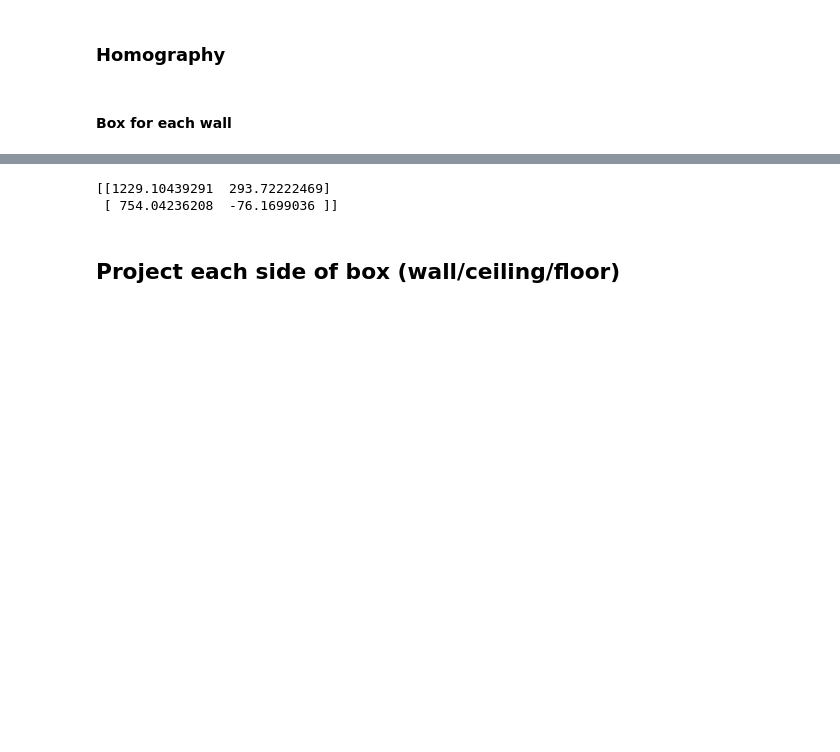
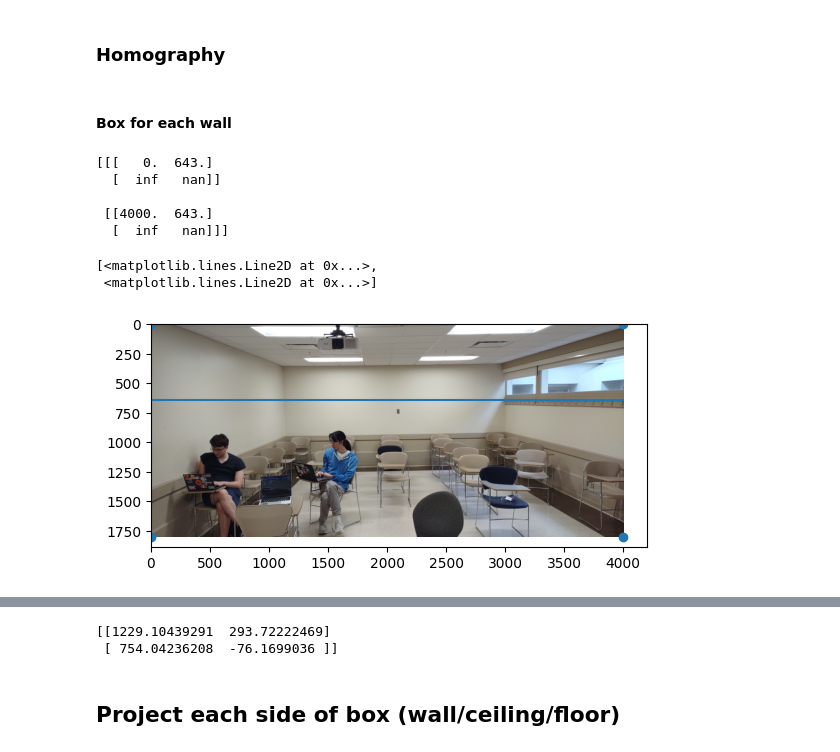
Before and after one commit to AnimeHiyoko/CS-445-Final-Project, a Jupyter notebook: Final_Project.ipynb, the cells around one changed output, grey strips where cells are left out. Saved outputs shown, nothing was run; the diff lists cells and outputs as text; code cells hidden in the pictures; blank space fills up the shorter version.

Commit message:
wip extend wall edges

```diff
--- a/Final_Project.ipynb
+++ b/Final_Project.ipynb
@@ -108,4 +108,38 @@ depth_image = int(depth_image)
 ### Homography
 # %% [markdown]
 #### Box for each wall
+# %%
+# compute points for floor
+# extend each edge so that it goes beyond the image
+alpha = 2 # TODO calculate depth of close_box from alpha
+close_box = vp * (1 - alpha) + box * alpha
+
+# plt.plot(box[...,0],box[...,1])
+
+
+
+wall_edge_vectors = box - vp # (2, 2, 2)
+wall_edge_vectors = (wall_edge_vectors / np.max(wall_edge_vectors, axis=-1)).astype('int32')
+image_corners = np.array([[[           0, 0], [           0, height_image]],
+                          [[width_image, 0], [width_image, height_image]] ])
+plt.scatter(image_corners[...,0],image_corners[...,1])
+vp_to_image_corners = image_corners - vp # (2, 2, 2)
+scale_factors = vp_to_image_corners / wall_edge_vectors # (2, 2, 2)
+scale_factors = np.max(scale_factors, axis = -1)
+assert scale_factors.shape == (2, 2), scale_factors.shape
+wall_corners = wall_edge_vectors * scale_factors[..., np.newaxis] + vp
+# wall_corners_possible = wall_edge_vectors * scale_factors # (2, 2, 2, 1) TODO this might be being done incorrectly
+# assert wall_corners_possible.shape == (2,2,2,2),  wall_corners_possible.shape
+print(wall_corners)
+plt.imshow(image_rgb)
+plt.plot(wall_corners[..., 0], wall_corners[..., 1])
+# %% [output]
+[[[   0.  643.]
+  [  inf   nan]]
+
+ [[4000.  643.]
+  [  inf   nan]]]
+[<matplotlib.lines.Line2D at 0x...>,
+ <matplotlib.lines.Line2D at 0x...>]
+[figure, added]
 # %%
```
Also changed, not shown: parts of 2 cells of this notebook.
